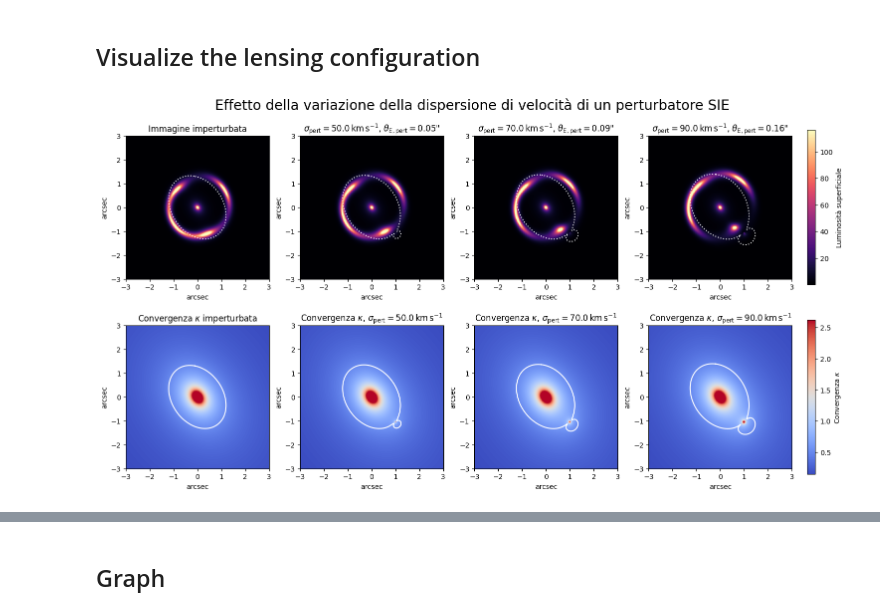
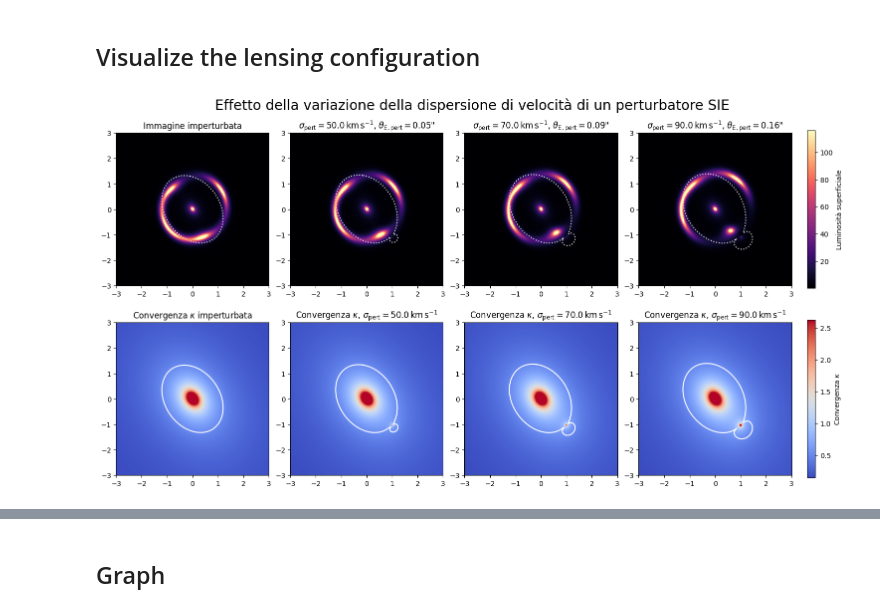
Before and after one commit to Nsab04/bachelor-thesis, a Jupyter notebook: notebooks/lensing_simulation.ipynb, the cells around one changed output, grey strips where cells are left out. Cells and saved outputs as stored; diff of their text form; code cells hidden in the pictures.

```diff
--- a/notebooks/lensing_simulation.ipynb
+++ b/notebooks/lensing_simulation.ipynb
@@ -396,13 +380,0 @@ total image:  309.44718044375446
-# %%
-for i in range(len(total_images_2)):
-    print(
-        "lensed",
-        np.max(total_images_2[i]),
-        np.percentile(total_images_2[i], 99.5)
-    )
-
-    print(
-        "unlensed",
-        np.max(unlensed_images[i]),
-        np.percentile(unlensed_images[i], 99.5)
-    )
@@ -569,79 +515,64 @@ Change relative to original lens: -1.743e+04
 # %% [markdown]
 ## Visualize the lensing configuration
 # %%
+source_unperturbed = sersic(size=fov, Npix=npix, gl=lens, save_unlensed=True, **source_kwargs)
+total_image_unperturbed = source_unperturbed.image + lens_light.image
+
+vmax_image_SIE = percentile_vmax(composite_total_images_all_SIE)
+vmax_kappa_SIE = percentile_vmax(composite_kappa_maps_all_SIE)
+
 fig3, ax3 = plt.subplots(2, 4, figsize=(15, 8), constrained_layout=True)
+
+# Effect of varying the velocity dispersion of a SIE perturbator
 fig3.suptitle("Effetto della variazione della dispersione di velocità di un perturbatore SIE", fontsize=20)
 
-vmax_image3 = max(
-np.percentile(img[np.isfinite(img)], 99.5)
-for img in composite_total_images_all
-)
+for ax in ax3.flat:
+    ax.set_label("arcsec")
+    ax.set_aspect("equal")
 
-vmax_kappa3 = max(
-np.percentile(k[np.isfinite(k)], 99.5)
-for k in composite_kappa_maps_all
-)
+# Unperturbed references
+ax3[0,0].set_title("Immagine imperturbata")
+ax3[0,0].imshow(total_image_unperturbed, origin="lower", extent=extent, cmap="magma", vmax=vmax_image_SIE)
+ax3[1,0].set_title('Convergenza $\kappa$ imperturbata')
+ax3[1,0].imshow(lens.ka, origin="lower", extent=extent, cmap="coolwarm", vmax=vmax_kappa_SIE)
+
+for xcritu, ycritu in critical_lines_lens:
+    ax3[0,0].plot(xcritu, ycritu, color="white", linestyle="dotted")
+    ax3[1,0].plot(xcritu, ycritu, color="white")
 
 for i, sigma0_pert in enumerate(sigma0_values_pert):
+    # Perturbed images and convergence maps
+    ax3[0,i+1].set_title(
+        rf'$\sigma_\mathrm{{pert}}={sigma0_pert}\,\mathrm{{km\,s^{{-1}}}}$, '
+        rf'$\theta_\mathrm{{E, pert}}={second_lens_SIE_all[i].bsie():.2f}$"')
+    im0 = ax3[0, i+1].imshow(composite_total_images_all_SIE[i], origin="lower", extent=extent, cmap="magma", vmax=vmax_image_SIE)
 
-    ax3[0,0].imshow(total_image3, origin="lower", extent=extent, cmap="magma", vmax=vmax_image3)
-    ax3[0,0].set_xlabel("arcsec")
-    ax3[0,0].set_ylabel("arcsec")
+    ax3[1,i+1].set_title(
+        rf'Convergenza $\kappa$, $\sigma_\mathrm{{pert}}={sigma0_pert}\,\mathrm{{km\,s^{{-1}}}}$')
+    im1 = ax3[1,i+1].imshow(composite_kappa_maps_all_SIE[i], origin="lower", extent=extent, cmap="coolwarm", vmax=vmax_kappa_SIE)
 
-    im0 = ax3[0,i+1].imshow(composite_total_images_all[i], origin="lower", extent=extent, cmap="magma", vmax=vmax_image3)
-    ax3[0,i+1].set_xlabel("arcsec")
-    ax3[0,i+1].set_ylabel("arcsec")
 
-    ax3[1,0].imshow(lens3.ka, origin="lower", extent=extent, cmap="coolwarm", vmax=vmax_kappa3)
-    ax3[1,0].set_xlabel("arcsec")
-    ax3[1,0].set_ylabel("arcsec")
-
-    im1 = ax3[1,i+1].imshow(composite_kappa_maps_all[i], origin="lower", extent=extent, cmap="coolwarm", vmax=vmax_kappa3)
-    ax3[1,i+1].set_xlabel("arcsec")
-    ax3[1,i+1].set_ylabel("arcsec")
-
-    ax3[0,0].set_title("Immagine imperturbata")
-    ax3[1,0].set_title('Convergenza $\kappa$ imperturbata')
-    ax3[0,i+1].set_title(
-    rf'$\sigma_\mathrm{{pert}}={sigma0_pert}\,\mathrm{{km\,s^{{-1}}}}$, '
-    rf'$\theta_\mathrm{{E, pert}}={second_lens_all[i].bsie():.2f}$"')
-    ax3[1,i+1].set_title(
-    rf'Convergenza $\kappa$, $\sigma_\mathrm{{pert}}={sigma0_pert}\,\mathrm{{km\,s^{{-1}}}}$')
-
-    # ax3[0,3].plot(
-    #     pert_pos[0],
-    #     pert_pos[1],
-    #     marker='+',
-    #     color='white',
-    #     markersize=6)
-
-for i in range(len(sigma0_values_pert)):
-    for xcrit, ycrit in composite_critical_lines[i]:
+    for xcrit, ycrit in composite_critical_lines_SIE[i]:
         ax3[0,i+1].plot(xcrit, ycrit, color="white", linestyle="dotted")
         ax3[1,i+1].plot(xcrit, ycrit, color="white")
 
-for xcritu, ycritu in critical_lines3:
-    ax3[0,0].plot(xcritu, ycritu, color="white", linestyle="dotted")
-    ax3[1,0].plot(xcritu, ycritu, color="white")
-
-for ax in ax3.flat:
-    ax.set_aspect("equal")
-
+# Surface brightness
 cbar0 = fig3.colorbar(
     im0,
     ax=ax3[0, :],
     shrink=0.85,
     pad=0.02
 )
 cbar0.set_label("Luminosità superficiale")
 
+# Convergence
 cbar1 = fig3.colorbar(
     im1,
     ax=ax3[1, :],
     shrink=0.85,
     pad=0.02
 )
 cbar1.set_label(r"Convergenza $\kappa$")
 # %% [output]
-[figure, old version]
+[figure, new version]
 # %% [markdown]
```
Also changed, not shown: parts of 42 cells of this notebook, 4 other files.
